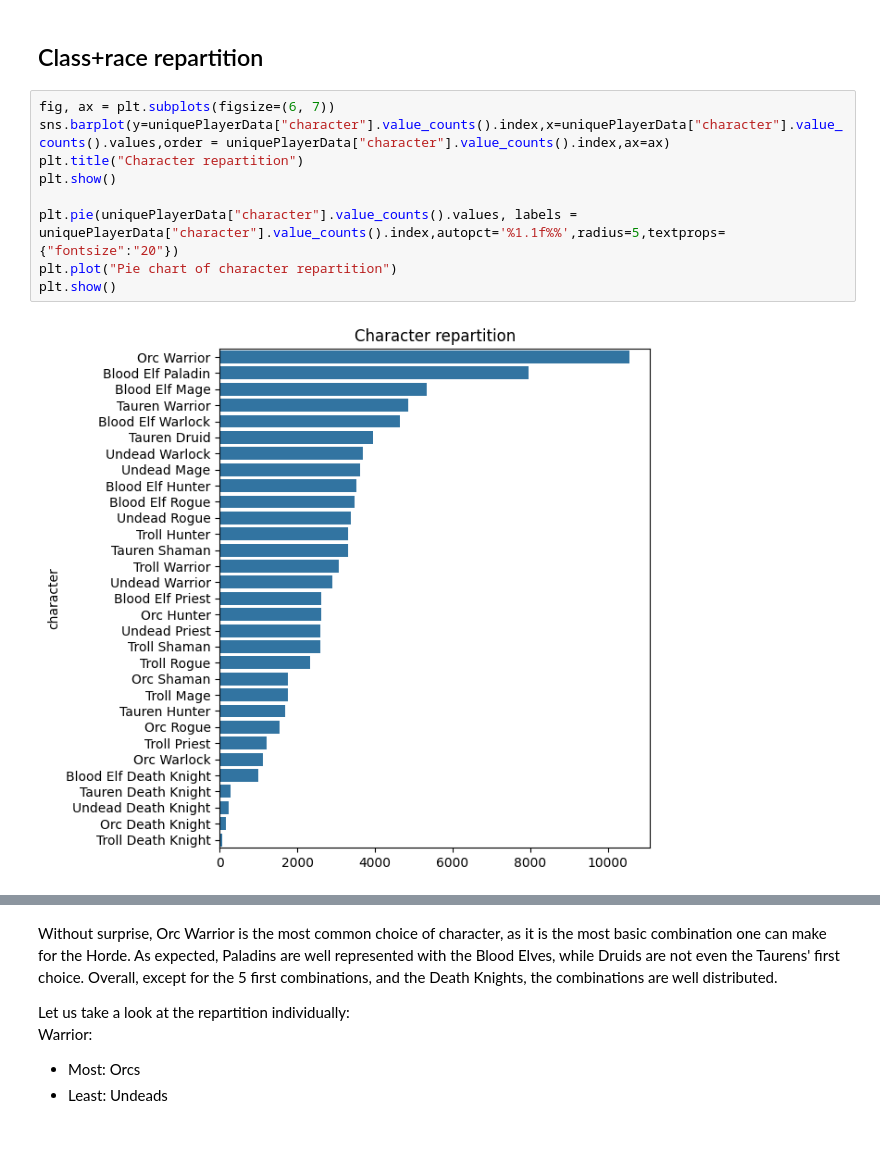
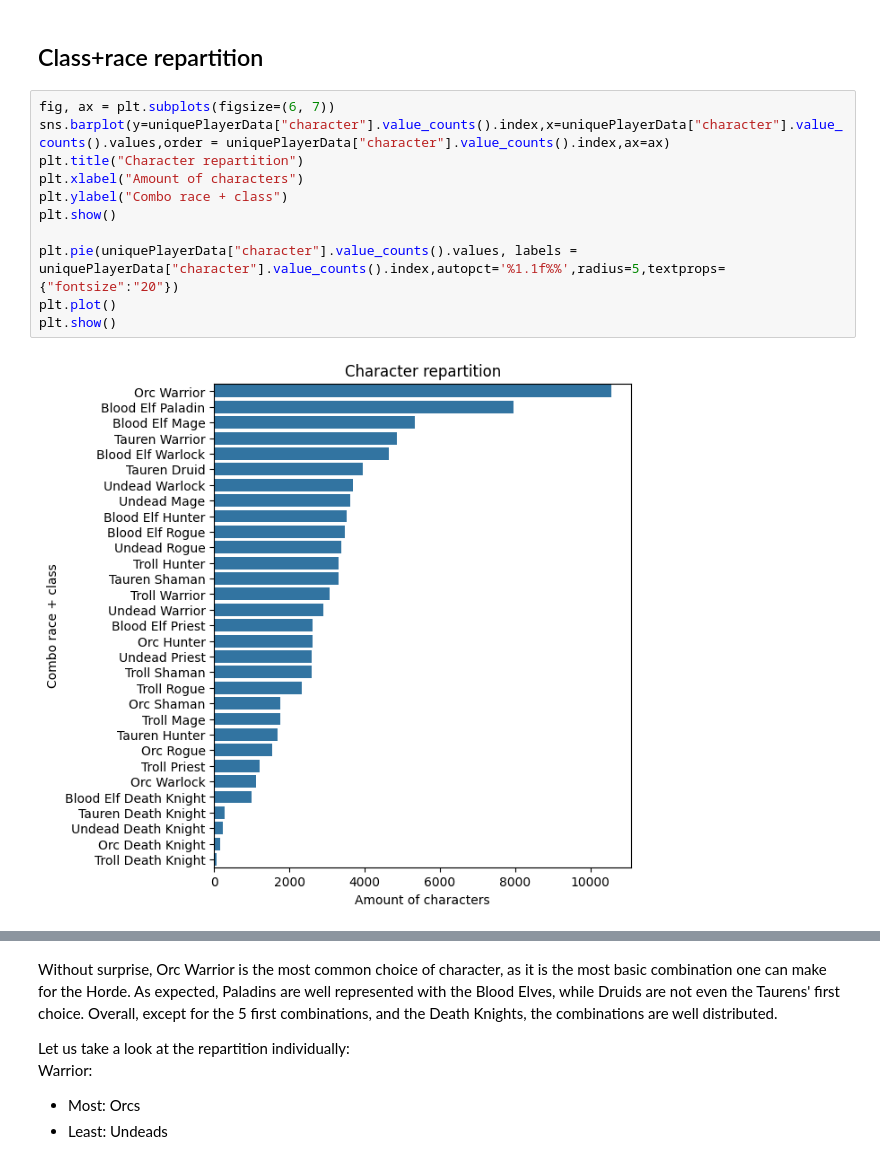
Before and after one commit to PierreVauterin/dataScience, a Jupyter notebook: wowDataAnalysis.ipynb, the cells around one changed output, grey strips where cells are left out. Drawn from its saved outputs; the diff is of its cells as text.

```diff
--- a/wowDataAnalysis.ipynb
+++ b/wowDataAnalysis.ipynb
@@ -121,11 +127,13 @@ One last question remains: why are Druid so rarely used? The answer lies in the
 # %%
 fig, ax = plt.subplots(figsize=(6, 7))
 sns.barplot(y=uniquePlayerData["character"].value_counts().index,x=uniquePlayerData["character"].value_counts().values,order = uniquePlayerData["character"].value_counts().index,ax=ax)
 plt.title("Character repartition")
+plt.xlabel("Amount of characters")
+plt.ylabel("Combo race + class")
 plt.show()
 
 plt.pie(uniquePlayerData["character"].value_counts().values, labels = uniquePlayerData["character"].value_counts().index,autopct='%1.1f%%',radius=5,textprops={"fontsize":"20"})
-plt.plot("Pie chart of character repartition")
+plt.plot()
 plt.show()
 # %% [output]
-[figure, old version]
+[figure, new version]
```
Also changed, not shown: parts of 4 cells of this notebook.
